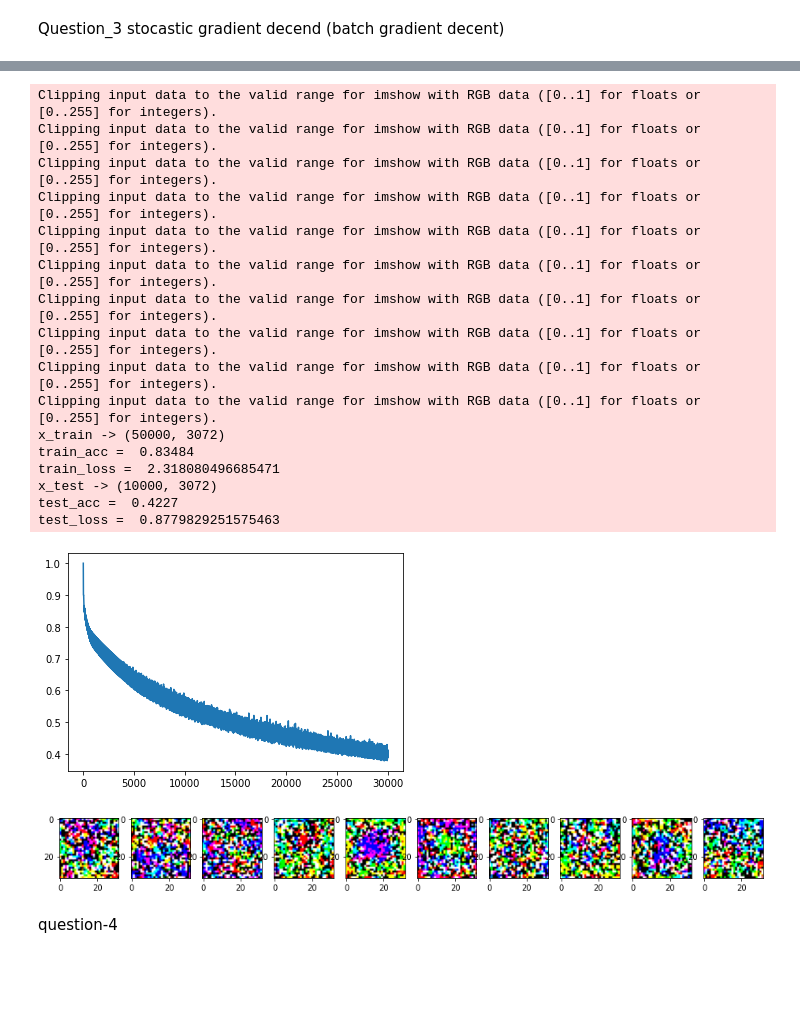
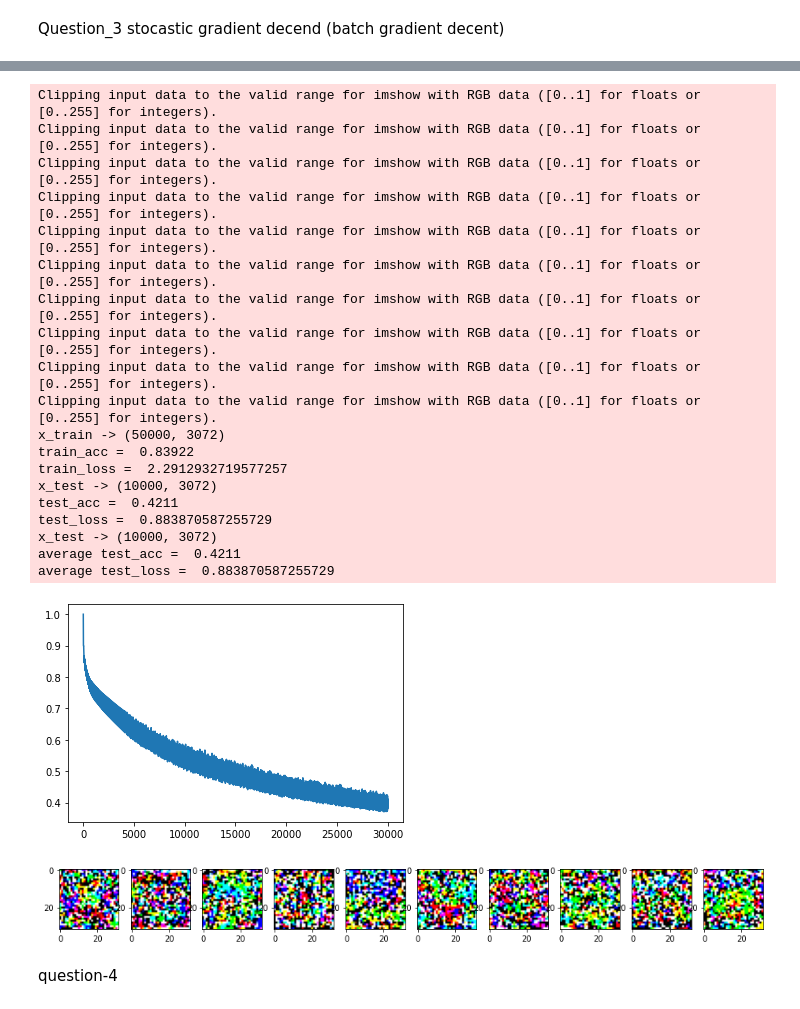
Before and after one commit to heethanjan/assi_4_image_processing, a Jupyter notebook: assignment4.ipynb, the cells around one changed output, grey strips where cells are left out. Cells and saved outputs as stored; diff of their text form; code cells hidden in the pictures; blank space fills up the shorter version.

Commit message:
found the mean gradients to calculate w1,w2,b1 and b2 and test the accuracy with that as this is batch GD

```diff
--- a/assignment4.ipynb
+++ b/assignment4.ipynb
@@ -417,9 +417,14 @@ reg = 5e-6
 loss_history = []
 learning_rate=[]
 overall_train_accuracy=[]
+average_gre_train_accuracy=[]
 train_acc_history = []
 val_acc_history = []
 for t in range(iterations):
+    gr_w1 =[]
+    gr_w2=[]
+    gr_b1=[]
+    gr_b2=[]
     learning_rate.append(lr)
       #Accuracy
     ox_t = x_train
@@ -447,7 +452,10 @@ for t in range(iterations):
         w2 -= lr*dw2
         b1 -=lr*db1
         b2 -= lr*db2
-
+        gr_b1.append(b1)
+        gr_b2.append(b2)
+        gr_w1.append(w1)
+        gr_w2.append(w2)
         #Accuracy
         x_t = x
         h=1.0/(1.0+np.exp(-(x_t.dot(w1)+b1)))
@@ -458,6 +466,16 @@ for t in range(iterations):
         if t%10 == 0 and i%99==0:
             print("iterarion {}/{}: loss {} batch train accuracy {} overall train accuracy {}" .format(t,iterations,loss,Train_acc,ov_train_acc))
     lr=lr*lr_decay
+    ow1=sum(gr_w1)/len(gr_w1)
+    ow2=sum(gr_w2)/len(gr_w2)
+    ob1=sum(gr_b1)/len(gr_b1)
+    ob2=sum(gr_b2)/len(gr_b2)
+       #Accuracy
+    ax_t = x_train
+    h=1.0/(1.0+np.exp(-ax_t.dot(ow1)+ob1))
+    aoy_pred=h.dot(ow2)+ob2
+    aov_train_acc = accuracy(y_train,aoy_pred)
+    average_gre_train_accuracy.append(aov_train_acc)
 # %% [output]
 INFO:tensorflow:Enabling eager execution
 INFO:tensorflow:Enabling v2 tensorshape
@@ -528,39 +553,57 @@ h=1.0/(1.0+np.exp(-(x.dot(w1)+b1)))
 y_pred = h.dot(w2)+b2
 loss = (1./Nte)*np.square(y_pred-y).sum() + reg*(np.sum(w2*w2)+np.sum(w1*w1))
 print("train_loss = ",loss)
 
 x_t = x_test
 print("x_test ->",x_t.shape)
 h=1.0/(1.0+np.exp(-(x_t.dot(w1)+b1)))
 y_pred=h.dot(w2)+b2
 train_acc = accuracy(y_test,y_pred)
 print("test_acc = ",train_acc)
 
 x=x_test
 y=y_test
 h=1.0/(1.0+np.exp(-(x.dot(w1)+b1)))
 y_pred = h.dot(w2)+b2
 loss = (1./Nte)*np.square(y_pred-y).sum() + reg*(np.sum(w2*w2)+np.sum(w1*w1))
 print("test_loss = ",loss)
+
+# testing accuracy and losss due to finding w1,w2,b1,b1 from average of batch GD
+x_t = x_test
+print("x_test ->",x_t.shape)
+h=1.0/(1.0+np.exp(-(x_t.dot(ow1)+ob1)))
+y_pred=h.dot(ow2)+ob2
+Atrain_acc = accuracy(y_test,y_pred)
+print("average test_acc = ",Atrain_acc)
+
+x=x_test
+y=y_test
+h=1.0/(1.0+np.exp(-(x.dot(ow1)+ob1)))
+y_pred = h.dot(ow2)+ob2
+Aloss = (1./Nte)*np.square(y_pred-y).sum() + reg*(np.sum(ow2*ow2)+np.sum(ow1*ow1))
+print("average test_loss = ",Aloss)
 # %% [output]
 Clipping input data to the valid range for imshow with RGB data ([0..1] for floats or [0..255] for integers).
 Clipping input data to the valid range for imshow with RGB data ([0..1] for floats or [0..255] for integers).
 Clipping input data to the valid range for imshow with RGB data ([0..1] for floats or [0..255] for integers).
 Clipping input data to the valid range for imshow with RGB data ([0..1] for floats or [0..255] for integers).
 Clipping input data to the valid range for imshow with RGB data ([0..1] for floats or [0..255] for integers).
 Clipping input data to the valid range for imshow with RGB data ([0..1] for floats or [0..255] for integers).
 Clipping input data to the valid range for imshow with RGB data ([0..1] for floats or [0..255] for integers).
 Clipping input data to the valid range for imshow with RGB data ([0..1] for floats or [0..255] for integers).
 Clipping input data to the valid range for imshow with RGB data ([0..1] for floats or [0..255] for integers).
 Clipping input data to the valid range for imshow with RGB data ([0..1] for floats or [0..255] for integers).
 x_train -> (50000, 3072)
-train_acc =  0.83484
-train_loss =  2.318080496685471
+train_acc =  0.83922
+train_loss =  2.2912932719577257
 x_test -> (10000, 3072)
-test_acc =  0.4227
-test_loss =  0.8779829251575463
+test_acc =  0.4211
+test_loss =  0.883870587255729
+x_test -> (10000, 3072)
+average test_acc =  0.4211
+average test_loss =  0.883870587255729
-[figure, old version]
+[figure, new version]
-[figure, old version]
+[figure, new version]
 # %% [markdown]
 question-4
 # %%
```
Also changed, not shown: parts of 2 cells of this notebook.
